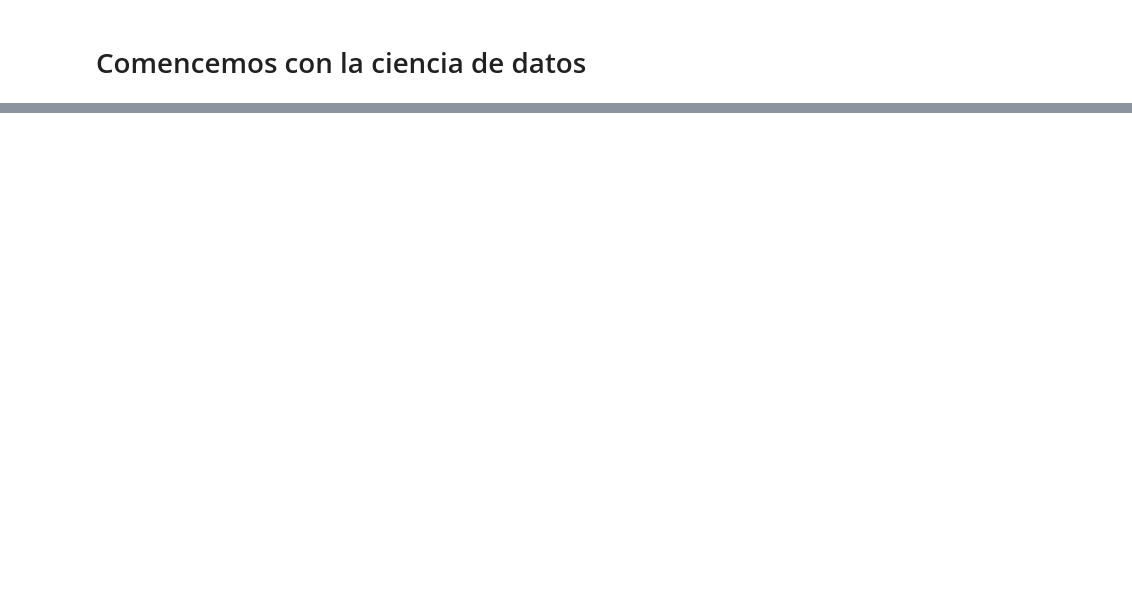
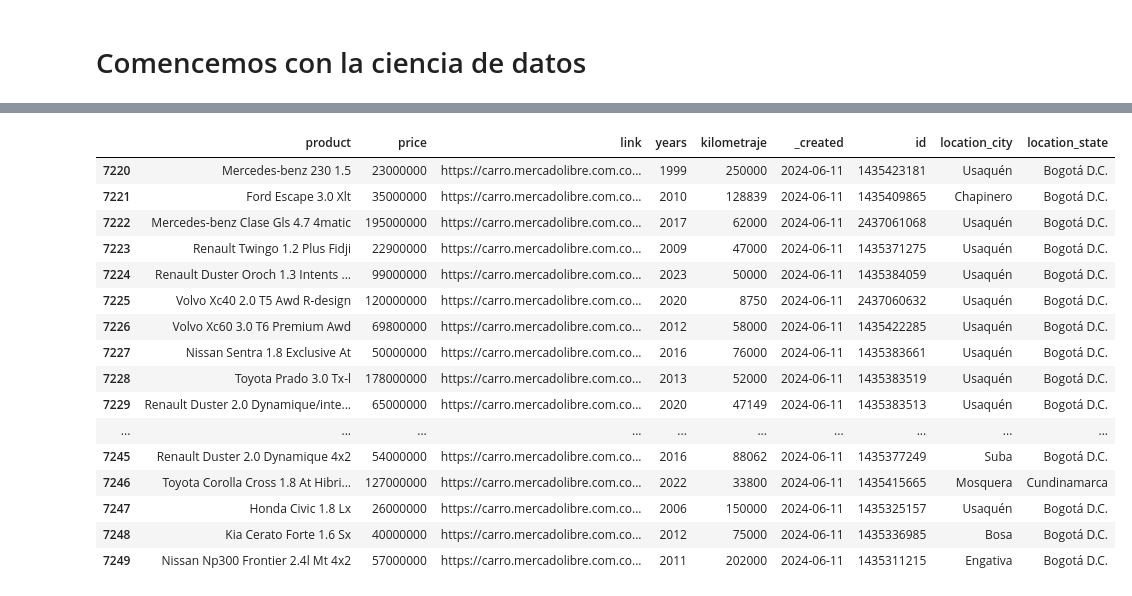
Before and after one commit to Wilmar3752/python_basic_ds_course, a Jupyter notebook: notebooks/2.eda.ipynb, the cells around one changed output, grey strips where cells are left out. Cells and saved outputs as stored; diff of their text form; code cells hidden in the pictures; blank space fills up the shorter version.

```diff
--- a/notebooks/2.eda.ipynb
+++ b/notebooks/2.eda.ipynb
@@ -18,0 +43,20 @@ data.head()
+# %%
+data.tail(30)
+# %% [output]
+|  | product | price | link | years | kilometraje | _created | id | location_city | location_state |
+| 7220 | Mercedes-benz 230 1.5 | 23000000 | https://carro.mercadolibre.com.co... | 1999 | 250000 | 2024-06-11 | 1435423181 | Usaquén | Bogotá D.C. |
+| 7221 | Ford Escape 3.0 Xlt | 35000000 | https://carro.mercadolibre.com.co... | 2010 | 128839 | 2024-06-11 | 1435409865 | Chapinero | Bogotá D.C. |
+| 7222 | Mercedes-benz Clase Gls 4.7 4matic | 195000000 | https://carro.mercadolibre.com.co... | 2017 | 62000 | 2024-06-11 | 2437061068 | Usaquén | Bogotá D.C. |
+| 7223 | Renault Twingo 1.2 Plus Fidji | 22900000 | https://carro.mercadolibre.com.co... | 2009 | 47000 | 2024-06-11 | 1435371275 | Usaquén | Bogotá D.C. |
+| 7224 | Renault Duster Oroch 1.3 Intents ... | 99000000 | https://carro.mercadolibre.com.co... | 2023 | 50000 | 2024-06-11 | 1435384059 | Usaquén | Bogotá D.C. |
+| 7225 | Volvo Xc40 2.0 T5 Awd R-design | 120000000 | https://carro.mercadolibre.com.co... | 2020 | 8750 | 2024-06-11 | 2437060632 | Usaquén | Bogotá D.C. |
+| 7226 | Volvo Xc60 3.0 T6 Premium Awd | 69800000 | https://carro.mercadolibre.com.co... | 2012 | 58000 | 2024-06-11 | 1435422285 | Usaquén | Bogotá D.C. |
+| 7227 | Nissan Sentra 1.8 Exclusive At | 50000000 | https://carro.mercadolibre.com.co... | 2016 | 76000 | 2024-06-11 | 1435383661 | Usaquén | Bogotá D.C. |
+| 7228 | Toyota Prado 3.0 Tx-l | 178000000 | https://carro.mercadolibre.com.co... | 2013 | 52000 | 2024-06-11 | 1435383519 | Usaquén | Bogotá D.C. |
+| 7229 | Renault Duster 2.0 Dynamique/inte... | 65000000 | https://carro.mercadolibre.com.co... | 2020 | 47149 | 2024-06-11 | 1435383513 | Usaquén | Bogotá D.C. |
+| ... | ... | ... | ... | ... | ... | ... | ... | ... | ... |
+| 7245 | Renault Duster 2.0 Dynamique 4x2 | 54000000 | https://carro.mercadolibre.com.co... | 2016 | 88062 | 2024-06-11 | 1435377249 | Suba | Bogotá D.C. |
+| 7246 | Toyota Corolla Cross 1.8 At Hibri... | 127000000 | https://carro.mercadolibre.com.co... | 2022 | 33800 | 2024-06-11 | 1435415665 | Mosquera | Cundinamarca |
+| 7247 | Honda Civic 1.8 Lx | 26000000 | https://carro.mercadolibre.com.co... | 2006 | 150000 | 2024-06-11 | 1435325157 | Usaquén | Bogotá D.C. |
+| 7248 | Kia Cerato Forte 1.6 Sx | 40000000 | https://carro.mercadolibre.com.co... | 2012 | 75000 | 2024-06-11 | 1435336985 | Bosa | Bogotá D.C. |
+| 7249 | Nissan Np300 Frontier 2.4l Mt 4x2 | 57000000 | https://carro.mercadolibre.com.co... | 2011 | 202000 | 2024-06-11 | 1435311215 | Engativa | Bogotá D.C. |
```
Also changed, not shown: parts of 14 cells of this notebook, 6 other files.
